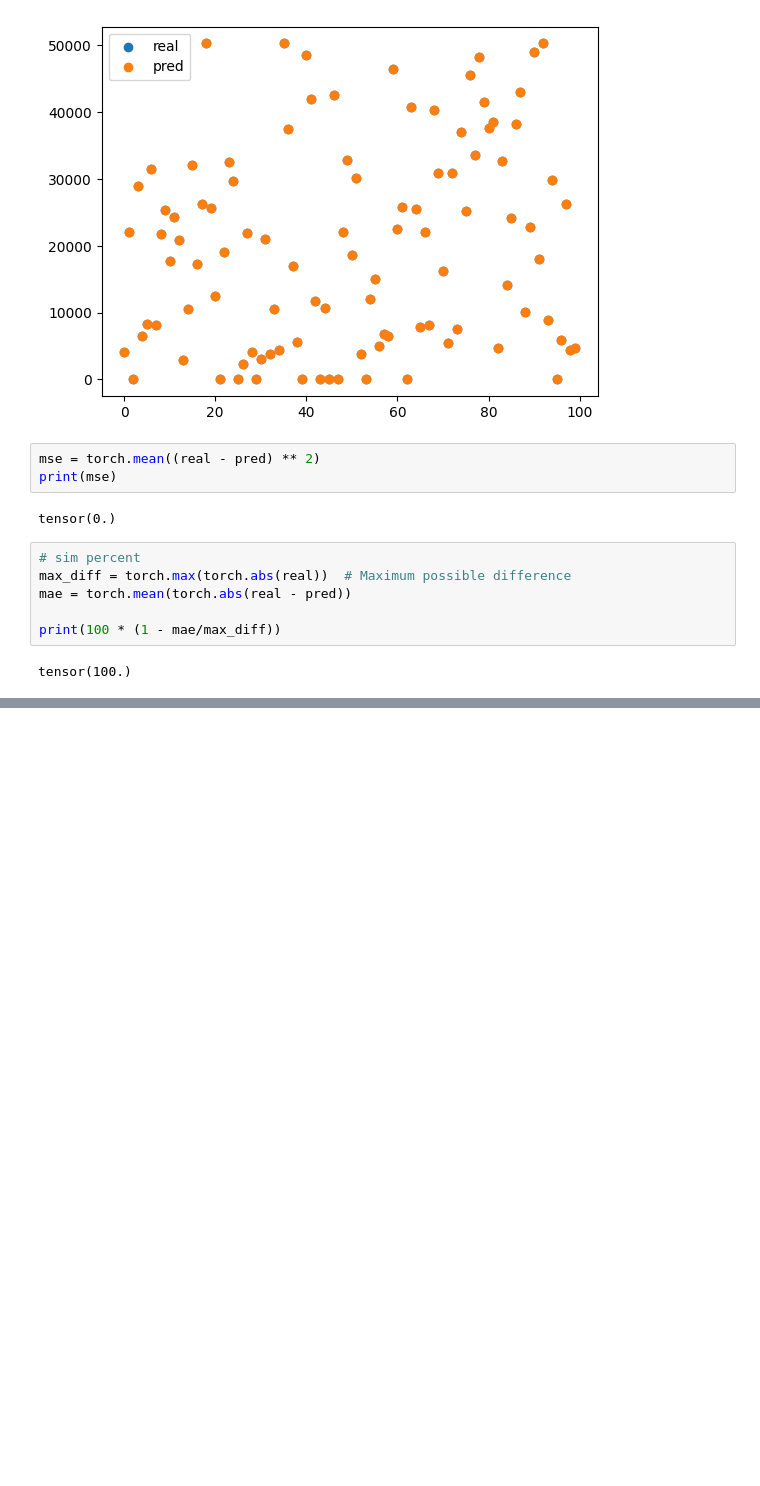
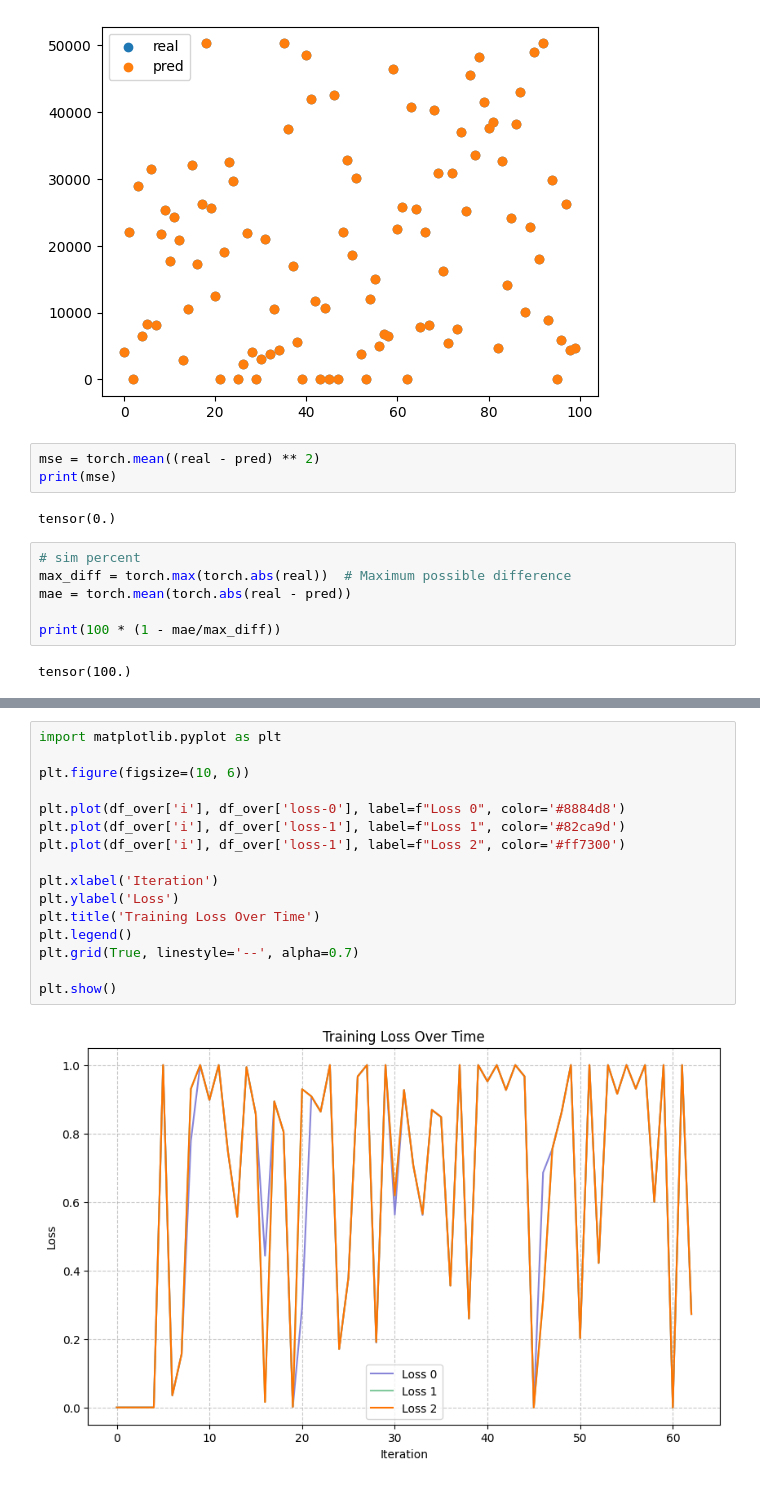
Before and after one commit to JoeyShapiro/GPT-Scratch-TimeSeries, a Jupyter notebook: gpt-timeseries.ipynb, the cells around one changed output, grey strips where cells are left out. Saved outputs shown, nothing was run; the diff lists cells and outputs as text; blank space fills up the shorter version.

```diff
--- a/gpt-timeseries.ipynb
+++ b/gpt-timeseries.ipynb
@@ -728,0 +729,18 @@ samples: 1
+# %%
+import matplotlib.pyplot as plt
+
+plt.figure(figsize=(10, 6))
+
+plt.plot(df_over['i'], df_over['loss-0'], label=f"Loss 0", color='#8884d8')
+plt.plot(df_over['i'], df_over['loss-1'], label=f"Loss 1", color='#82ca9d')
+plt.plot(df_over['i'], df_over['loss-1'], label=f"Loss 2", color='#ff7300')
+
+plt.xlabel('Iteration')
+plt.ylabel('Loss')
+plt.title('Training Loss Over Time')
+plt.legend()
+plt.grid(True, linestyle='--', alpha=0.7)
+
+plt.show()
+# %% [output]
+[figure, added]
```
Also changed, not shown: parts of 4 cells of this notebook.
